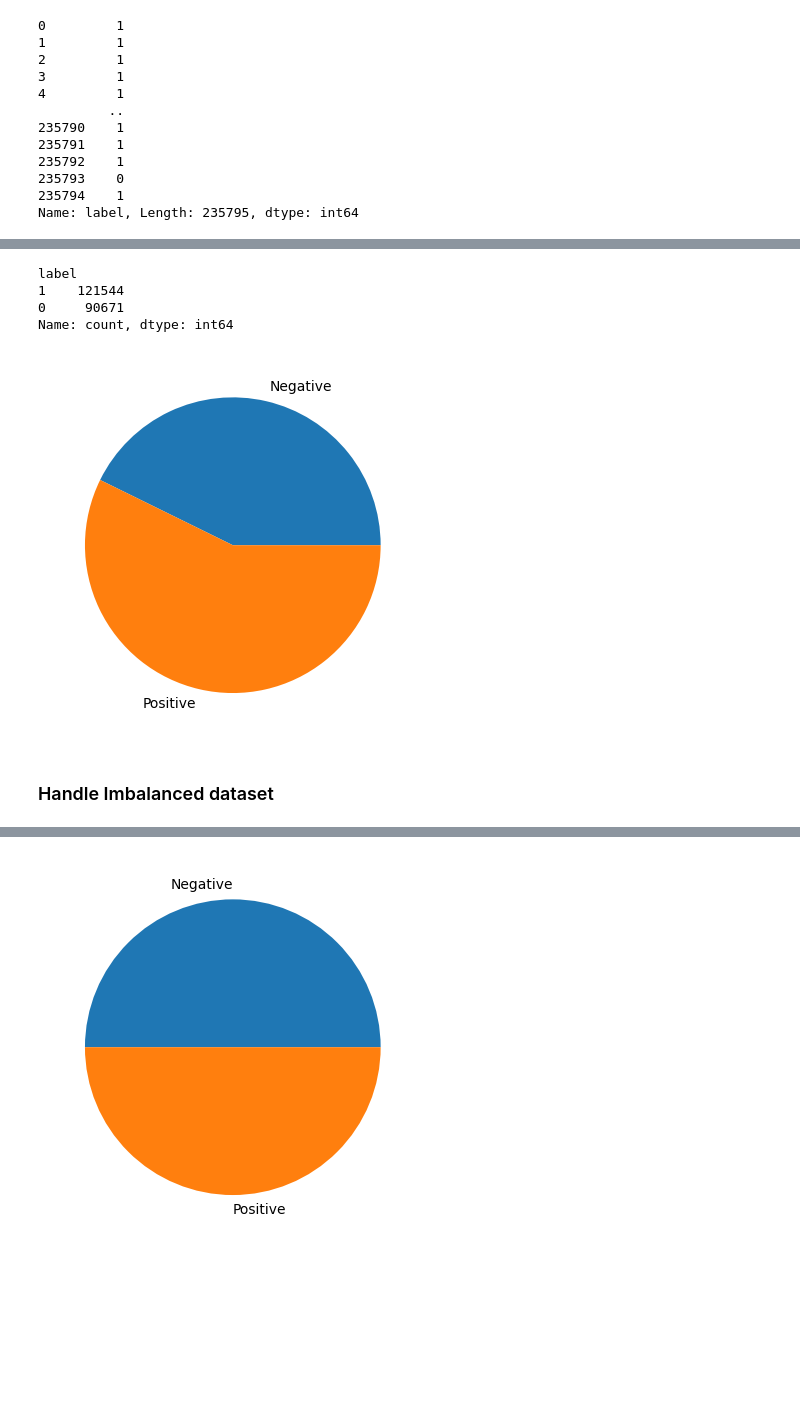
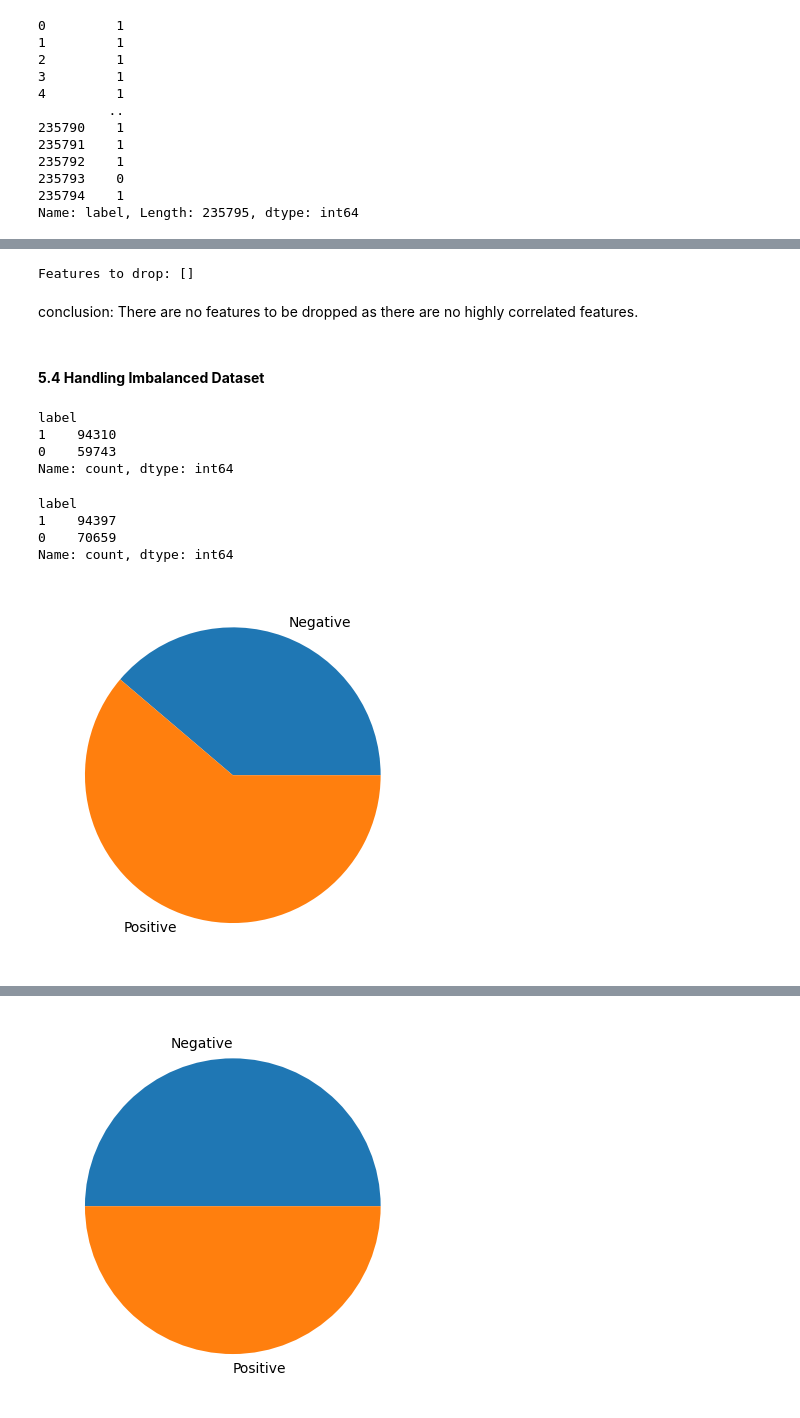
Before and after one commit to Raviyaa27/phishing-link-detector, a Jupyter notebook: notebooks/02.model_building.ipynb, the cells around one changed output, grey strips where cells are left out. Saved outputs shown, nothing was run; the diff lists cells and outputs as text; code cells hidden in the pictures; blank space fills up the shorter version.

Commit message:
add conclusion

```diff
--- a/notebooks/02.model_building.ipynb
+++ b/notebooks/02.model_building.ipynb
@@ -179,6 +247,6 @@ data.head()
 # %%
-X = new_dataset.drop(columns=['label'])
-y = new_dataset['label']
+X = data.drop(columns=['label'])
+y = data['label']
 # %%
 X
 # %% [output]
@@ -213,5 +283,5 @@ Name: label, Length: 235795, dtype: int64
 # %%
-X_train, X_test, y_train, y_test = train_test_split(X, y, test_size=0.1)
+X_train, X_test, y_train, y_test = train_test_split(X, y, test_size=0.3)
 # %%
 X_train.shape
 # %% [output]
@@ -222,0 +297,6 @@ X_test.shape
+# %%
+# Drop duplicates from X_train
+X_train_no_duplicates=X_train.drop_duplicates()
+
+# Now filter y_train using the indices of the remaining X_train rows after dropping duplicates
+y_train_no_duplicates = y_train[X_train_no_duplicates.index]
@@ -223,19 +339,40 @@ X_test.shape
+# %%
+# Create a mask for the upper triangle
+upper_triangle = correlation_matrix.where(np.triu(np.ones(correlation_matrix.shape), k=1).astype(bool))
+
+# Find features with correlation above the threshold (e.g., 0.8)
+threshold = 0.8
+to_drop = [column for column in upper_triangle.columns if any(upper_triangle[column] > threshold)]
+
+print("Features to drop:", to_drop)
+# %% [output]
+Features to drop: []
+# %% [markdown]
+conclusion: There are no features to be dropped as there are no highly correlated features.
+# %% [markdown]
+#### **5.4 Handling Imbalanced Dataset**
 # %%
 # Check whether data set is imbalanced
+y_train_no_duplicates.value_counts()
+# %% [output]
+label
+1    94310
+0    59743
+Name: count, dtype: int64
 # %%
 y_train.value_counts()
 # %% [output]
 label
-1    121544
-0     90671
+1    94397
+0    70659
 Name: count, dtype: int64
 # %%
-plt.pie(np.array([y_train.value_counts()[0], y_train.value_counts()[1]]), labels=['Negative', 'Positive'])
+# Create a pie chart to visualize the distribution of classes
+# Here, the two classes are labeled 'Negative' and 'Positive'
+plt.pie(np.array([y_train_no_duplicates.value_counts()[0], y_train_no_duplicates.value_counts()[1]]), labels=['Negative', 'Positive'])
 plt.show()
 # %% [output]
-[figure, old version]
+[figure, new version]
-# %% [markdown]
-### Handle Imbalanced dataset
 # %%
 !pip install imbalanced-learn
 # %% [output]
```
Also changed, not shown: parts of 78 cells of this notebook, 1 other file.
